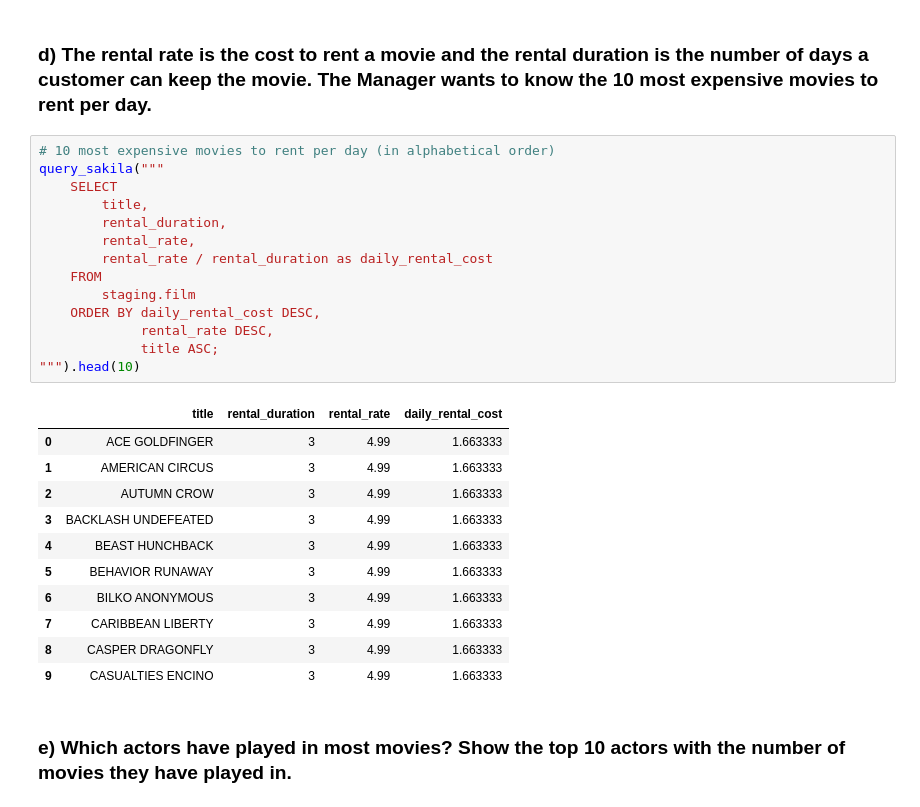
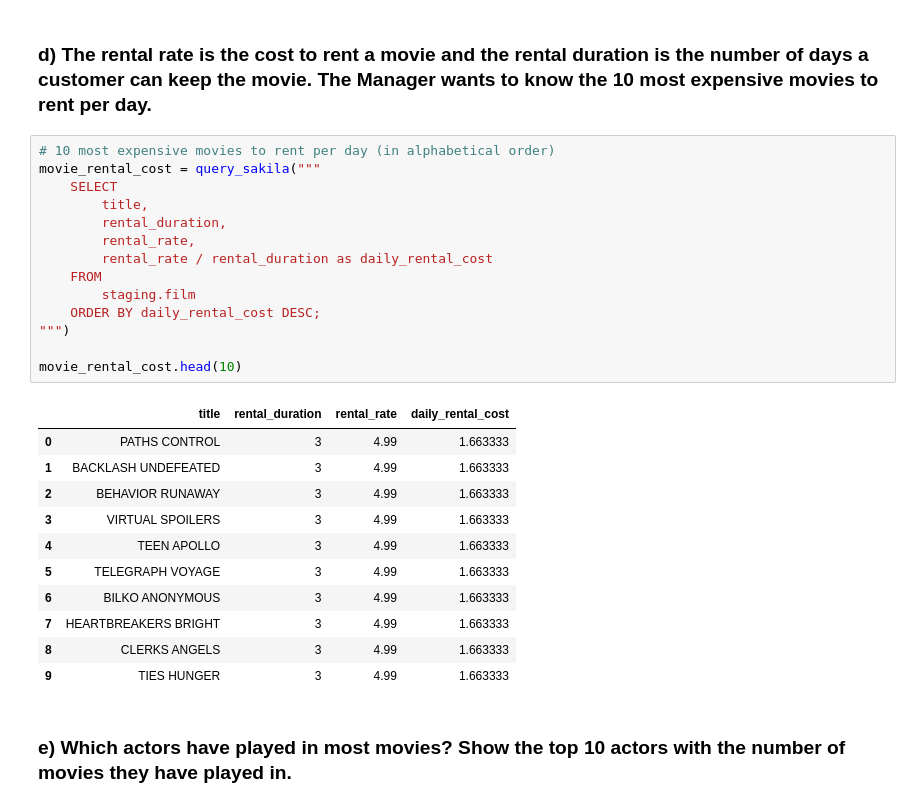
Before and after one commit to omeraytug/omeraytug_lab_sakila, a Jupyter notebook: tasks_sakila.ipynb, the cells around one changed output. Saved outputs shown, nothing was run; the diff lists cells and outputs as text.

```diff
--- a/tasks_sakila.ipynb
+++ b/tasks_sakila.ipynb
@@ -129,30 +129,30 @@ query_sakila("""
 ### d) The rental rate is the cost to rent a movie and the rental duration is the number of days a customer can keep the movie. The Manager wants to know the 10 most expensive movies to rent per day.
 # %%
 # 10 most expensive movies to rent per day (in alphabetical order)
-query_sakila("""
+movie_rental_cost = query_sakila("""
     SELECT
         title,
         rental_duration,
         rental_rate,
         rental_rate / rental_duration as daily_rental_cost
     FROM
         staging.film
-    ORDER BY daily_rental_cost DESC,
-             rental_rate DESC,
-             title ASC;
-""").head(10)
+    ORDER BY daily_rental_cost DESC;
+""")
+
+movie_rental_cost.head(10)
 # %% [output]
 |  | title | rental_duration | rental_rate | daily_rental_cost |
-| 0 | ACE GOLDFINGER | 3 | 4.99 | 1.663333 |
-| 1 | AMERICAN CIRCUS | 3 | 4.99 | 1.663333 |
-| 2 | AUTUMN CROW | 3 | 4.99 | 1.663333 |
-| 3 | BACKLASH UNDEFEATED | 3 | 4.99 | 1.663333 |
-| 4 | BEAST HUNCHBACK | 3 | 4.99 | 1.663333 |
-| 5 | BEHAVIOR RUNAWAY | 3 | 4.99 | 1.663333 |
+| 0 | PATHS CONTROL | 3 | 4.99 | 1.663333 |
+| 1 | BACKLASH UNDEFEATED | 3 | 4.99 | 1.663333 |
+| 2 | BEHAVIOR RUNAWAY | 3 | 4.99 | 1.663333 |
+| 3 | VIRTUAL SPOILERS | 3 | 4.99 | 1.663333 |
+| 4 | TEEN APOLLO | 3 | 4.99 | 1.663333 |
+| 5 | TELEGRAPH VOYAGE | 3 | 4.99 | 1.663333 |
 | 6 | BILKO ANONYMOUS | 3 | 4.99 | 1.663333 |
-| 7 | CARIBBEAN LIBERTY | 3 | 4.99 | 1.663333 |
-| 8 | CASPER DRAGONFLY | 3 | 4.99 | 1.663333 |
-| 9 | CASUALTIES ENCINO | 3 | 4.99 | 1.663333 |
+| 7 | HEARTBREAKERS BRIGHT | 3 | 4.99 | 1.663333 |
+| 8 | CLERKS ANGELS | 3 | 4.99 | 1.663333 |
+| 9 | TIES HUNGER | 3 | 4.99 | 1.663333 |
 # %% [markdown]
 ### e) Which actors have played in most movies? Show the top 10 actors with the number of movies they have played in.
 # %%
```
Also changed, not shown: parts of 3 cells of this notebook.
